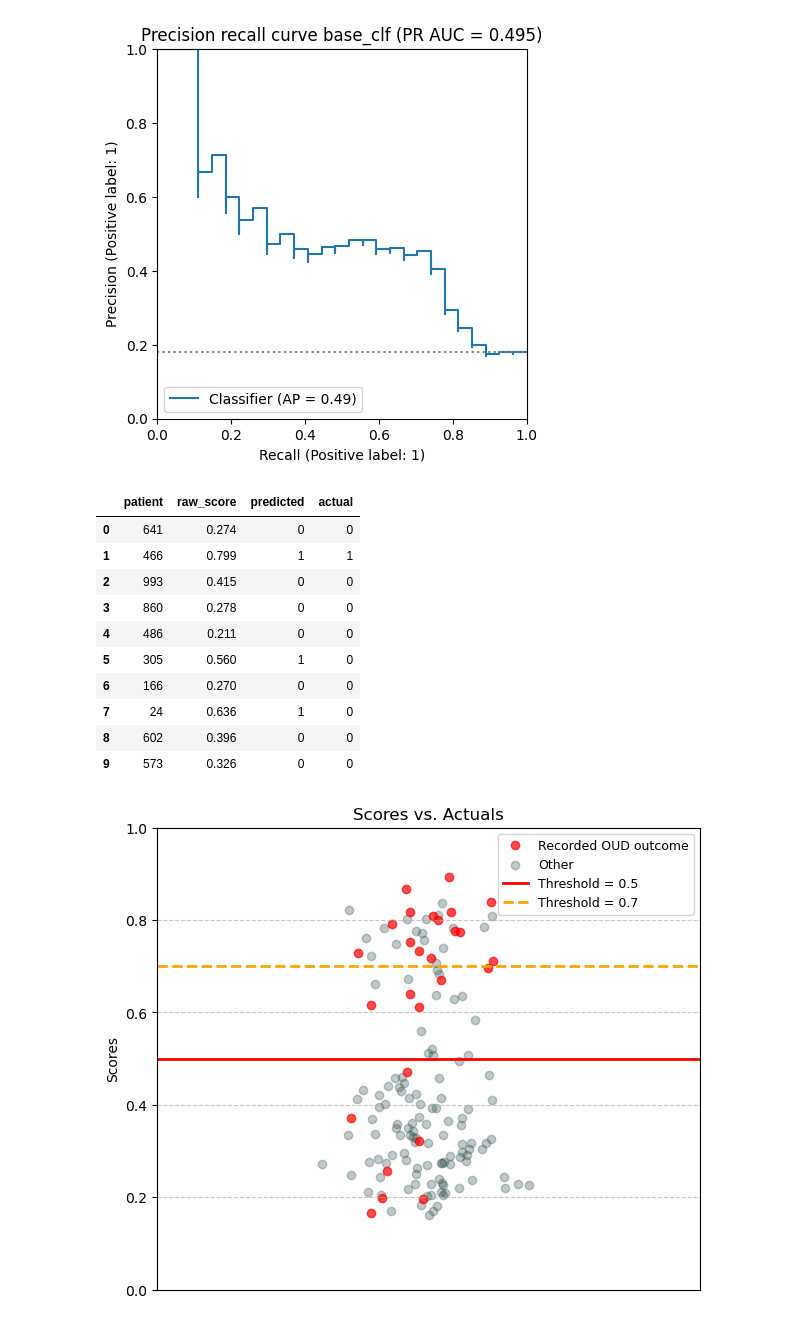
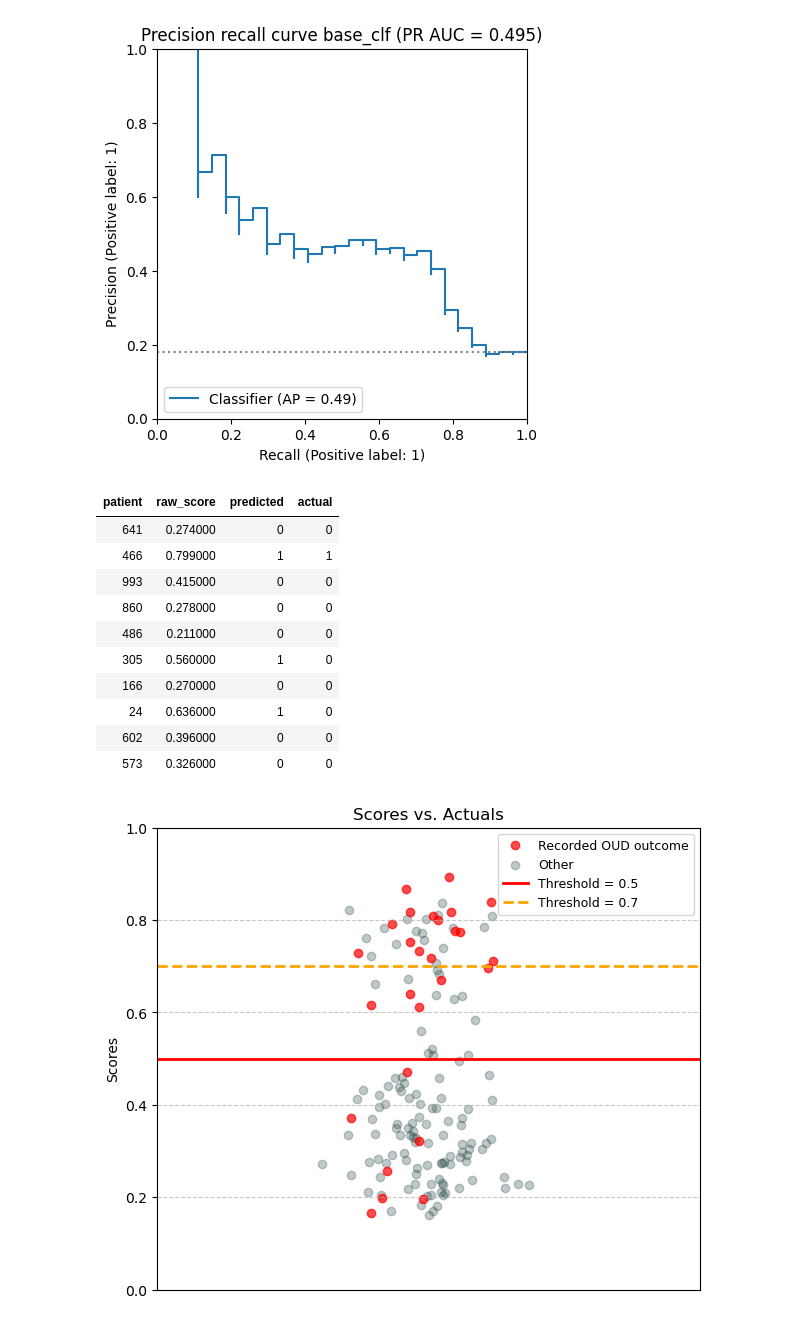
Before and after one commit to IE-ML-for-Healthcare/RAI_opioid_risk_prevention, a Jupyter notebook: ML4HL_OD_RAI_toolbox.ipynb, the cells around one changed output. Saved outputs shown, nothing was run; the diff lists cells and outputs as text; code cells hidden in the pictures.

```diff
--- a/ML4HL_OD_RAI_toolbox.ipynb
+++ b/ML4HL_OD_RAI_toolbox.ipynb
@@ -378,35 +394,38 @@ Prevalence p = 0.180  |  PR AUC lift = 2.75× over baseline
 # %%
 # Five patients: raw pre-calibration score, predicted label, actual label
 
 tbl5 = (
     pd.DataFrame(
         {
             "raw_score": positive_scores(base_clf, X_val),
             "actual": y_val.loc[X_val.index].astype(int),
         },
         index=X_val.index,
     )
     .assign(predicted=lambda d: (d["raw_score"] >= 0.50).astype(int))  # threshold before calibration
     .round({"raw_score": 3})
     .sample(n=10, random_state=7)
     .reset_index()
     .rename(columns={"index": "patient"})
     .loc[:, ["patient", "raw_score", "predicted", "actual"]]
 )
 
-display(tbl5)
+display(
+    tbl5.style
+    .hide(axis="index")
+)
 # %% [output]
-|  | patient | raw_score | predicted | actual |
-| 0 | 641 | 0.274 | 0 | 0 |
-| 1 | 466 | 0.799 | 1 | 1 |
-| 2 | 993 | 0.415 | 0 | 0 |
-| 3 | 860 | 0.278 | 0 | 0 |
-| 4 | 486 | 0.211 | 0 | 0 |
-| 5 | 305 | 0.560 | 1 | 0 |
-| 6 | 166 | 0.270 | 0 | 0 |
-| 7 | 24 | 0.636 | 1 | 0 |
-| 8 | 602 | 0.396 | 0 | 0 |
-| 9 | 573 | 0.326 | 0 | 0 |
+| patient | raw_score | predicted | actual |
+| 641 | 0.274000 | 0 | 0 |
+| 466 | 0.799000 | 1 | 1 |
+| 993 | 0.415000 | 0 | 0 |
+| 860 | 0.278000 | 0 | 0 |
+| 486 | 0.211000 | 0 | 0 |
+| 305 | 0.560000 | 1 | 0 |
+| 166 | 0.270000 | 0 | 0 |
+| 24 | 0.636000 | 1 | 0 |
+| 602 | 0.396000 | 0 | 0 |
+| 573 | 0.326000 | 0 | 0 |
 # %%
 # Data for the plot using variables from the preceding cells
 scores = positive_scores(base_clf, X_val)
```
Also changed, not shown: parts of 13 cells of this notebook.
